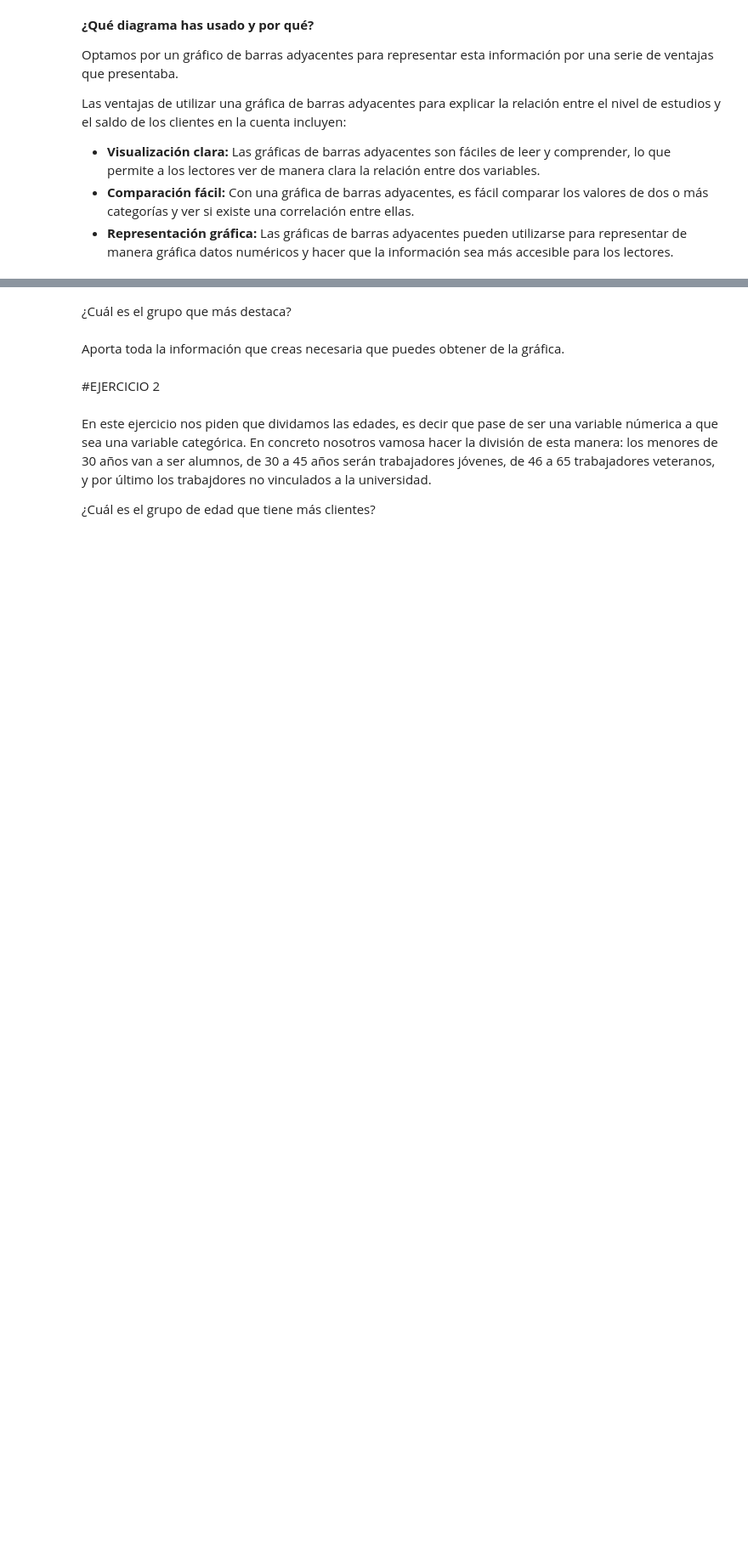
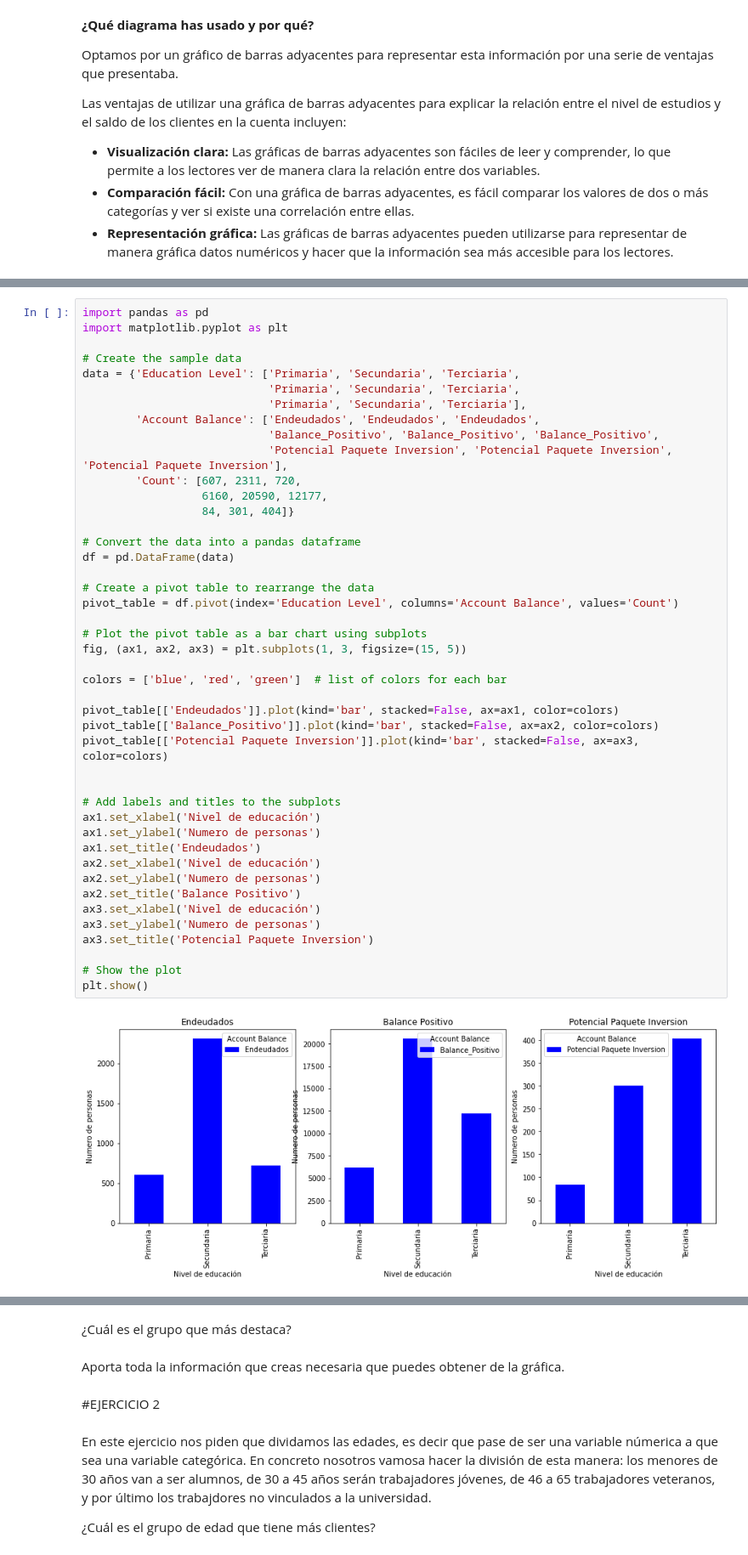
Before and after one commit to Yedramartinolmos/L1P2, a Jupyter notebook: Copia_de_banco_ufv.ipynb, the cells around one changed output, grey strips where cells are left out. Shown at 85% size. Saved outputs shown, nothing was run; the diff lists cells and outputs as text; blank space fills up the shorter version.

```diff
--- a/Copia_de_banco_ufv.ipynb
+++ b/Copia_de_banco_ufv.ipynb
@@ -370,0 +388,46 @@ plt.show()
+# %%
+import pandas as pd
+import matplotlib.pyplot as plt
+
+# Create the sample data
+data = {'Education Level': ['Primaria', 'Secundaria', 'Terciaria',
+                            'Primaria', 'Secundaria', 'Terciaria',
+                            'Primaria', 'Secundaria', 'Terciaria'],
+        'Account Balance': ['Endeudados', 'Endeudados', 'Endeudados',
+                            'Balance_Positivo', 'Balance_Positivo', 'Balance_Positivo',
+                            'Potencial Paquete Inversion', 'Potencial Paquete Inversion', 'Potencial Paquete Inversion'],
+        'Count': [607, 2311, 720,
+                  6160, 20590, 12177,
+                  84, 301, 404]}
+
+# Convert the data into a pandas dataframe
+df = pd.DataFrame(data)
+
+# Create a pivot table to rearrange the data
+pivot_table = df.pivot(index='Education Level', columns='Account Balance', values='Count')
+
+# Plot the pivot table as a bar chart using subplots
+fig, (ax1, ax2, ax3) = plt.subplots(1, 3, figsize=(15, 5))
+
+colors = ['blue', 'red', 'green']  # list of colors for each bar
+
+pivot_table[['Endeudados']].plot(kind='bar', stacked=False, ax=ax1, color=colors)
+pivot_table[['Balance_Positivo']].plot(kind='bar', stacked=False, ax=ax2, color=colors)
+pivot_table[['Potencial Paquete Inversion']].plot(kind='bar', stacked=False, ax=ax3, color=colors)
+
+
+# Add labels and titles to the subplots
+ax1.set_xlabel('Nivel de educación')
+ax1.set_ylabel('Numero de personas')
+ax1.set_title('Endeudados')
+ax2.set_xlabel('Nivel de educación')
+ax2.set_ylabel('Numero de personas')
+ax2.set_title('Balance Positivo')
+ax3.set_xlabel('Nivel de educación')
+ax3.set_ylabel('Numero de personas')
+ax3.set_title('Potencial Paquete Inversion')
+
+# Show the plot
+plt.show()
+# %% [output]
+[figure, added]
```
Also changed, not shown: parts of 15 cells of this notebook.
